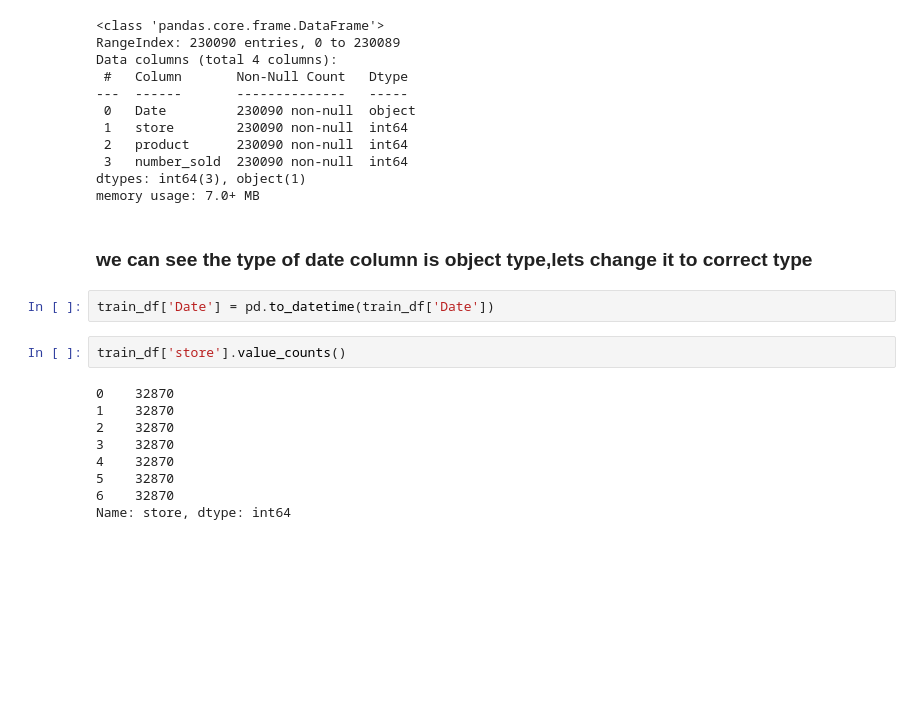
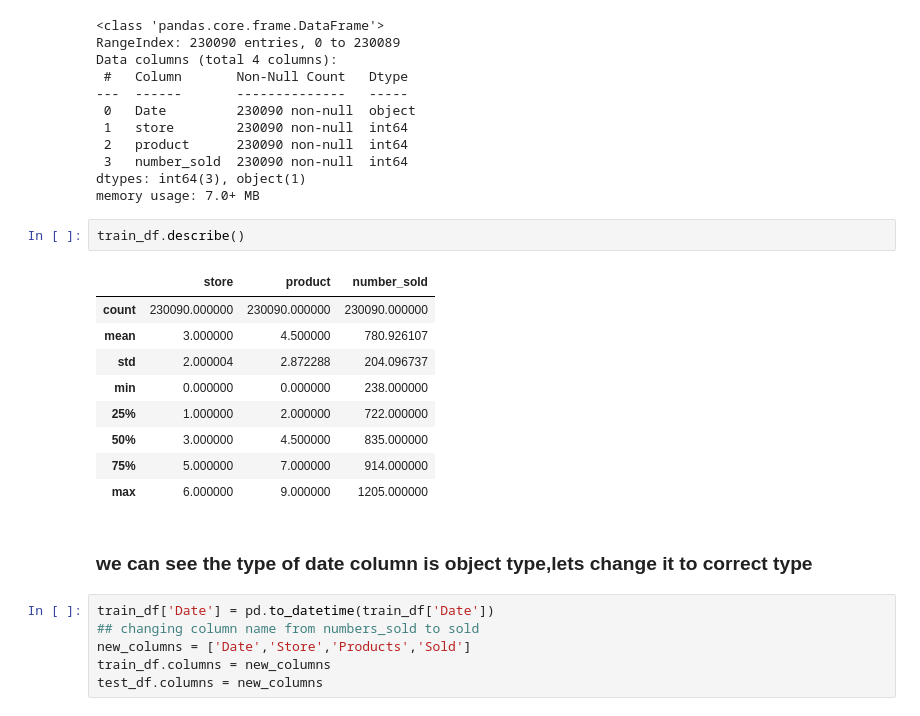
Before and after one commit to MANISH-KUMAR-CODES/forecasting-on-store-products, a Jupyter notebook: Time_Series_Forecasting_on_Store_Sales.ipynb, the cells around one changed output. Drawn from its saved outputs; the diff is of its cells as text; blank space fills up the shorter version.

```diff
--- a/Time_Series_Forecasting_on_Store_Sales.ipynb
+++ b/Time_Series_Forecasting_on_Store_Sales.ipynb
@@ -43,18 +44,23 @@ Data columns (total 4 columns):
  3   number_sold  230090 non-null  int64
 dtypes: int64(3), object(1)
 memory usage: 7.0+ MB
+# %%
+train_df.describe()
+# %% [output]
+|  | store | product | number_sold |
+| count | 230090.000000 | 230090.000000 | 230090.000000 |
+| mean | 3.000000 | 4.500000 | 780.926107 |
+| std | 2.000004 | 2.872288 | 204.096737 |
+| min | 0.000000 | 0.000000 | 238.000000 |
+| 25% | 1.000000 | 2.000000 | 722.000000 |
+| 50% | 3.000000 | 4.500000 | 835.000000 |
+| 75% | 5.000000 | 7.000000 | 914.000000 |
+| max | 6.000000 | 9.000000 | 1205.000000 |
 # %% [markdown]
 ### we can see the type of date column is object type,lets change it to correct type
-# %%
-train_df['Date'] = pd.to_datetime(train_df['Date'])
-# %%
-train_df['store'].value_counts()
-# %% [output]
-0    32870
-1    32870
-2    32870
-3    32870
-4    32870
-5    32870
-6    32870
-Name: store, dtype: int64
+# %%
+train_df['Date'] = pd.to_datetime(train_df['Date'])
+## changing column name from numbers_sold to sold
+new_columns = ['Date','Store','Products','Sold']
+train_df.columns = new_columns
+test_df.columns = new_columns
```
Also changed, not shown: parts of 19 cells of this notebook.
